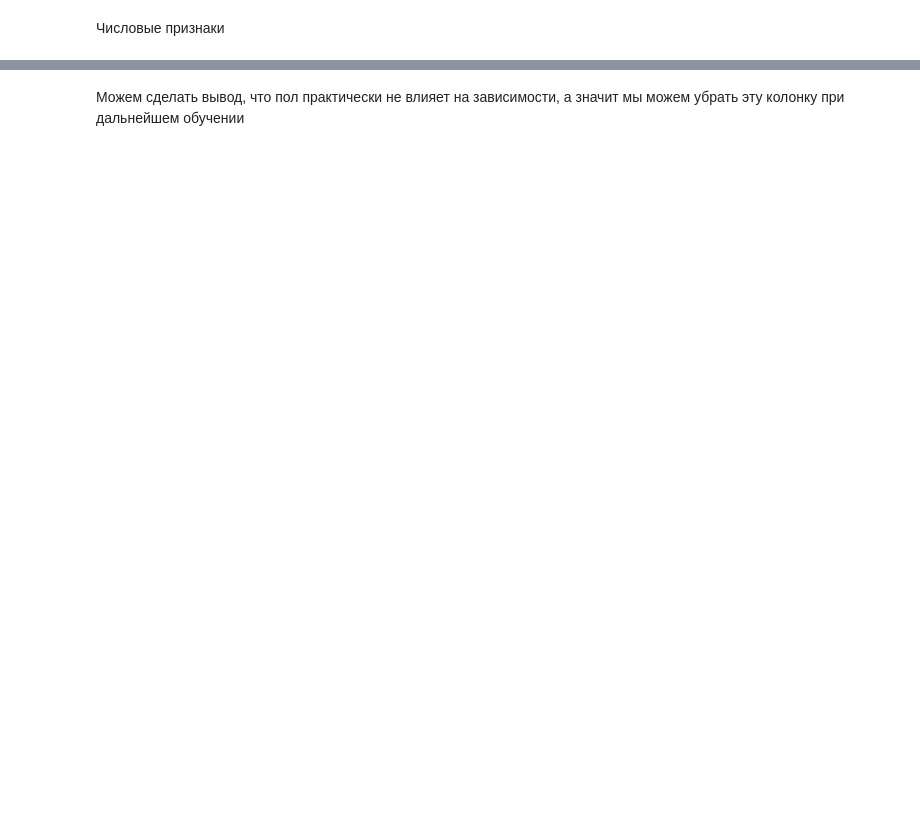
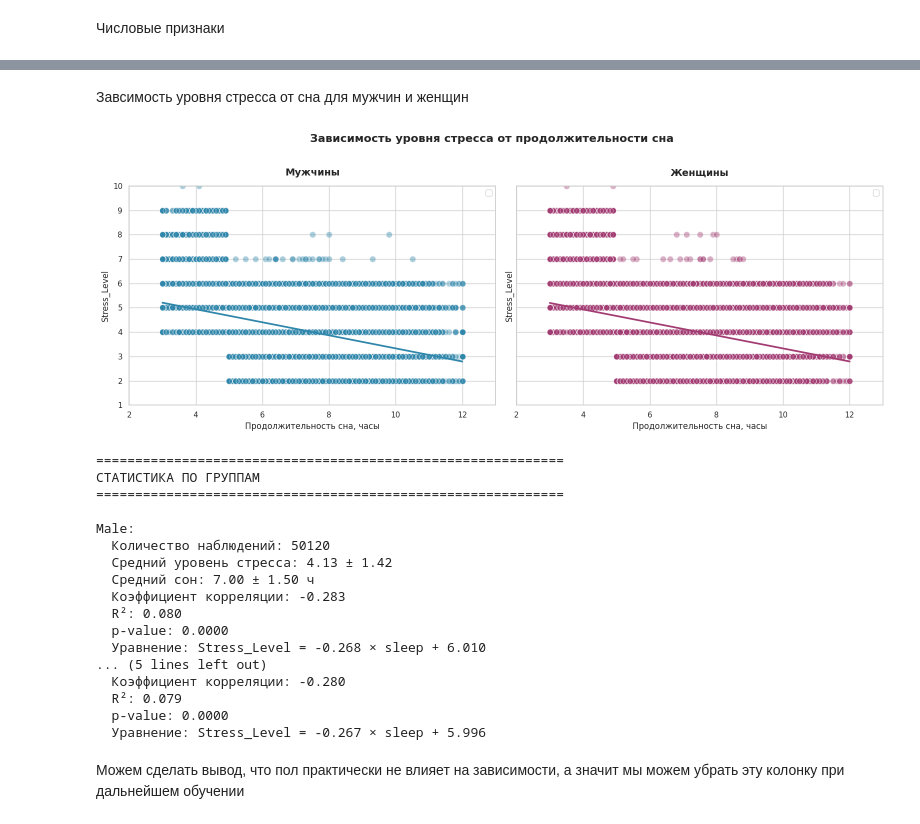
Before and after one commit to Alexa07pronina/frameworks, a Jupyter notebook: lab1.ipynb, the cells around one changed output, grey strips where cells are left out. Saved outputs shown, nothing was run; the diff lists cells and outputs as text; code cells hidden in the pictures; blank space fills up the shorter version.

Commit message:
minor fix: добавлено немного комментариев, и немного изменен код графика без изменения логики

```diff
--- a/lab1.ipynb
+++ b/lab1.ipynb
@@ -264,3 +364,5 @@ else:
+# %% [markdown]
+Завсимость уровня стресса от сна для мужчин и женщин
 # %%
 from scipy import stats
 fig, axes = plt.subplots(1, 2, figsize=(16, 6), sharey=True)
@@ -268,105 +370,92 @@ fig, axes = plt.subplots(1, 2, figsize=(16, 6), sharey=True)
 # Цветовая палитра
 colors = {'Male': '#2E86AB', 'Female': '#A23B72'}
 
+# тут незначительное изменение кода произошло: сначала график был scatterplot и вручную строилась линия регрессии и доверительный интервал,
+# затем была найдена более удобная функция, которая и написана снизу, которая автоматически рассчитывает и строит это.
+# Смысл графика и его вид не изменился, просто меньше строк кода.
+
 # Левый график: Мужчины
 male_data = df[df['Gender'] == 'Male'].copy()
-sns.scatterplot(
+sns.regplot(
     data=male_data,
     x='Sleep_Duration',
     y='Stress_Level',
     ax=axes[0],
     color=colors['Male'],
-    alpha=0.6,
-    s=80,
-    edgecolor='white',
-    linewidth=0.5
-)
-
-# Добавляем линию регрессии
-slope, intercept, r_value, p_value, std_err = stats.linregress(
-    male_data['Sleep_Duration'], male_data['Stress_Level']
-)
-x_vals = [male_data['Sleep_Duration'].min(), male_data['Sleep_Duration'].max()]
-y_vals = [slope * x + intercept for x in x_vals]
-axes[0].plot(x_vals, y_vals, color='#2E86FF', linewidth=2.5, label=f'R² = {r_value**2:.3f}')
-
-# Доверительный интервал
-axes[0].fill_between(
-    x_vals,
-    [slope * x + intercept - 1.96 * std_err for x in x_vals],
-    [slope * x + intercept + 1.96 * std_err for x in x_vals],
-    color=colors['Male'],
-    alpha=0.2
+    scatter_kws={'alpha': 0.4, 's': 80, 'edgecolor': 'white'},
+    line_kws={'linewidth': 2.5},
+    ci=95 #доверительный интервал 95%
 )
 
 axes[0].set_title('Мужчины', fontsize=14, fontweight='bold', pad=15)
 axes[0].set_xlabel('Продолжительность сна, часы', fontsize=12)
-axes[0].set_ylabel('Уровень Stress_Level', fontsize=12)
+axes[0].set_ylabel('Stress_Level', fontsize=12)
 axes[0].legend(loc='upper right')
 axes[0].set_ylim(1, 10)
 axes[0].set_xlim(2, 13)
 
 # Правый график: Женщины
 female_data = df[df['Gender'] == 'Female'].copy()
-sns.scatterplot(
+sns.regplot(
     data=female_data,
     x='Sleep_Duration',
     y='Stress_Level',
     ax=axes[1],
     color=colors['Female'],
-    alpha=0.6,
-    s=80,
-    edgecolor='white',
-    linewidth=0.5
-)
-
-# Добавляем линию регрессии
-slope, intercept, r_value, p_value, std_err = stats.linregress(
-    female_data['Sleep_Duration'], female_data['Stress_Level']
-)
-x_vals = [female_data['Sleep_Duration'].min(), female_data['Sleep_Duration'].max()]
-y_vals = [slope * x + intercept for x in x_vals]
-axes[1].plot(x_vals, y_vals, color='#A23B00', linewidth=2.5, label=f'R² = {r_value**2:.3f}')
-
-# Доверительный интервал
-axes[1].fill_between(
-    x_vals,
-    [slope * x + intercept - 1.96 * std_err for x in x_vals],
-    [slope * x + intercept + 1.96 * std_err for x in x_vals],
-    color=colors['Female'],
-    alpha=0.2
+    scatter_kws={'alpha': 0.4, 's': 80, 'edgecolor': 'white'},
+    line_kws={'linewidth': 2.5},
+    ci=95
 )
 
 axes[1].set_title('Женщины', fontsize=14, fontweight='bold', pad=15)
 axes[1].set_xlabel('Продолжительность сна, часы', fontsize=12)
 axes[1].legend(loc='upper right')
 axes[1].set_xlim(2, 13)
 
 # Общий заголовок
 fig.suptitle('Зависимость уровня стресса от продолжительности сна',
              fontsize=16, fontweight='bold', y=1.02)
 
 plt.tight_layout()
 plt.show()
 
 # Вывод статистики
 print("=" * 60)
 print("СТАТИСТИКА ПО ГРУППАМ")
 print("=" * 60)
 
 for gender in ['Male', 'Female']:
     subset = df[df['Gender'] == gender]
     slope, intercept, r_value, p_value, std_err = stats.linregress(
         subset['Sleep_Duration'], subset['Stress_Level']
     )
     print(f"\n{gender}:")
     print(f"  Количество наблюдений: {len(subset)}")
     print(f"  Средний уровень стресса: {subset['Stress_Level'].mean():.2f} ± {subset['Stress_Level'].std():.2f}")
     print(f"  Средний сон: {subset['Sleep_Duration'].mean():.2f} ± {subset['Sleep_Duration'].std():.2f} ч")
     print(f"  Коэффициент корреляции: {r_value:.3f}")
     print(f"  R²: {r_value**2:.3f}")
     print(f"  p-value: {p_value:.4f}")
     print(f"  Уравнение: Stress_Level = {slope:.3f} × sleep + {intercept:.3f}")
+# %% [output]
+[figure, added]
+============================================================
+СТАТИСТИКА ПО ГРУППАМ
+============================================================
+
+Male:
+  Количество наблюдений: 50120
+  Средний уровень стресса: 4.13 ± 1.42
+  Средний сон: 7.00 ± 1.50 ч
+  Коэффициент корреляции: -0.283
+  R²: 0.080
+  p-value: 0.0000
+  Уравнение: Stress_Level = -0.268 × sleep + 6.010
+... (5 lines left out)
+  Коэффициент корреляции: -0.280
+  R²: 0.079
+  p-value: 0.0000
+  Уравнение: Stress_Level = -0.267 × sleep + 5.996
 # %% [markdown]
 Можем сделать вывод, что пол практически не влияет на зависимости, а значит мы можем убрать эту колонку при дальнейшем обучении
 # %%
```
Also changed, not shown: parts of 20 cells of this notebook.
